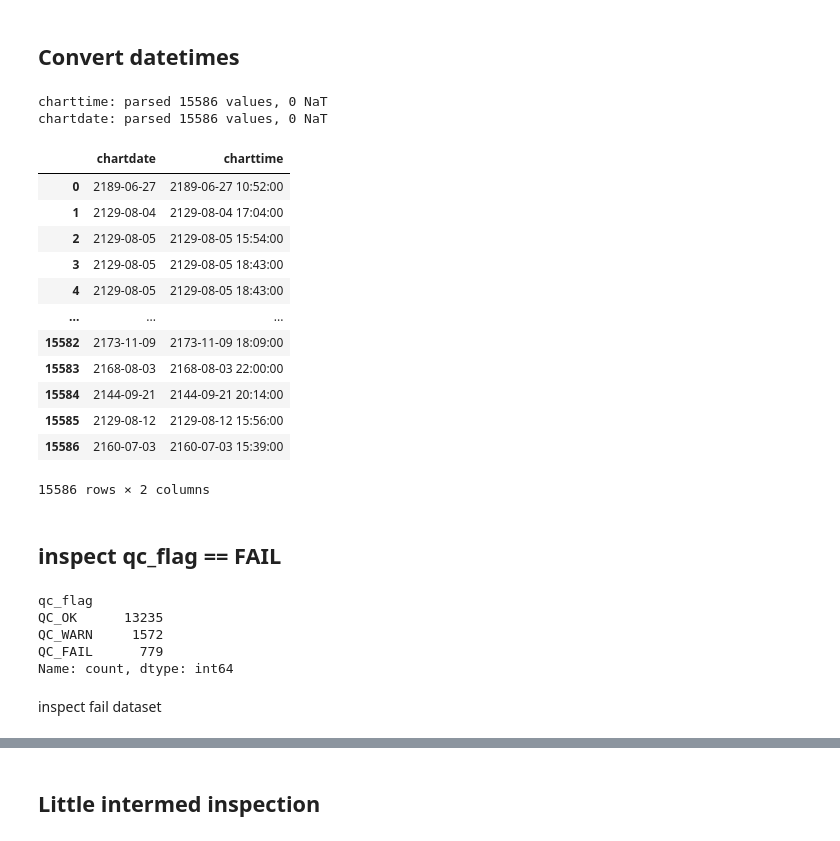
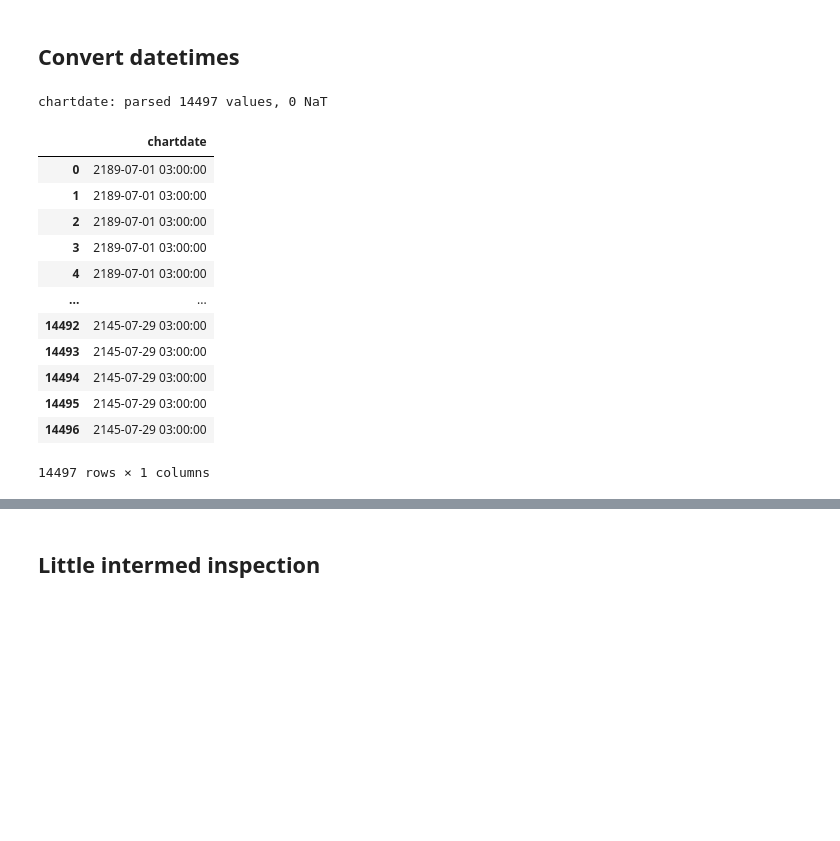
Before and after one commit to alexandermittet/Data_Analytics_for_Health_UniPi, a Jupyter notebook: code/1.1 df4 procedurecodes.ipynb, the cells around one changed output, grey strips where cells are left out. Cells and saved outputs as stored; diff of their text form; code cells hidden in the pictures; blank space fills up the shorter version.

```diff
--- a/code/1.1 df4 procedurecodes.ipynb
+++ b/code/1.1 df4 procedurecodes.ipynb
@@ -239,40 +216,26 @@ FINDINGS
 # %% [markdown]
  ## Convert datetimes
 # %%
-cols = ['charttime', 'chartdate']
+cols = ['chartdate']
 
 for col in cols:
     if col in df.columns:
         df[col] = pd.to_datetime(df[col], errors='coerce')
         print(f"{col}: parsed {df[col].notna().sum()} values, {df[col].isna().sum()} NaT")
 
 display(df[[c for c in df.columns if c in cols]])
 # %% [output]
-charttime: parsed 15586 values, 0 NaT
-chartdate: parsed 15586 values, 0 NaT
+chartdate: parsed 14497 values, 0 NaT
-|  | chartdate | charttime |
-| 0 | 2189-06-27 | 2189-06-27 10:52:00 |
-| 1 | 2129-08-04 | 2129-08-04 17:04:00 |
-| 2 | 2129-08-05 | 2129-08-05 15:54:00 |
-| 3 | 2129-08-05 | 2129-08-05 18:43:00 |
-| 4 | 2129-08-05 | 2129-08-05 18:43:00 |
-| ... | ... | ... |
-| 15582 | 2173-11-09 | 2173-11-09 18:09:00 |
-| 15583 | 2168-08-03 | 2168-08-03 22:00:00 |
-| 15584 | 2144-09-21 | 2144-09-21 20:14:00 |
-| 15585 | 2129-08-12 | 2129-08-12 15:56:00 |
-| 15586 | 2160-07-03 | 2160-07-03 15:39:00 |
+|  | chartdate |
+| 0 | 2189-07-01 03:00:00 |
+| 1 | 2189-07-01 03:00:00 |
+| 2 | 2189-07-01 03:00:00 |
+| 3 | 2189-07-01 03:00:00 |
+| 4 | 2189-07-01 03:00:00 |
+| ... | ... |
+| 14492 | 2145-07-29 03:00:00 |
+| 14493 | 2145-07-29 03:00:00 |
+| 14494 | 2145-07-29 03:00:00 |
+| 14495 | 2145-07-29 03:00:00 |
+| 14496 | 2145-07-29 03:00:00 |
-15586 rows × 2 columns
+14497 rows × 1 columns
-# %% [markdown]
-## inspect qc_flag == FAIL
-# %%
-# check qc_flag == 'FAIL'
-df["qc_flag"].value_counts()
-# %% [output]
-qc_flag
-QC_OK      13235
-QC_WARN     1572
-QC_FAIL      779
-Name: count, dtype: int64
-# %% [markdown]
-inspect fail dataset
```
Also changed, not shown: parts of 40 cells of this notebook, 1 other file.
